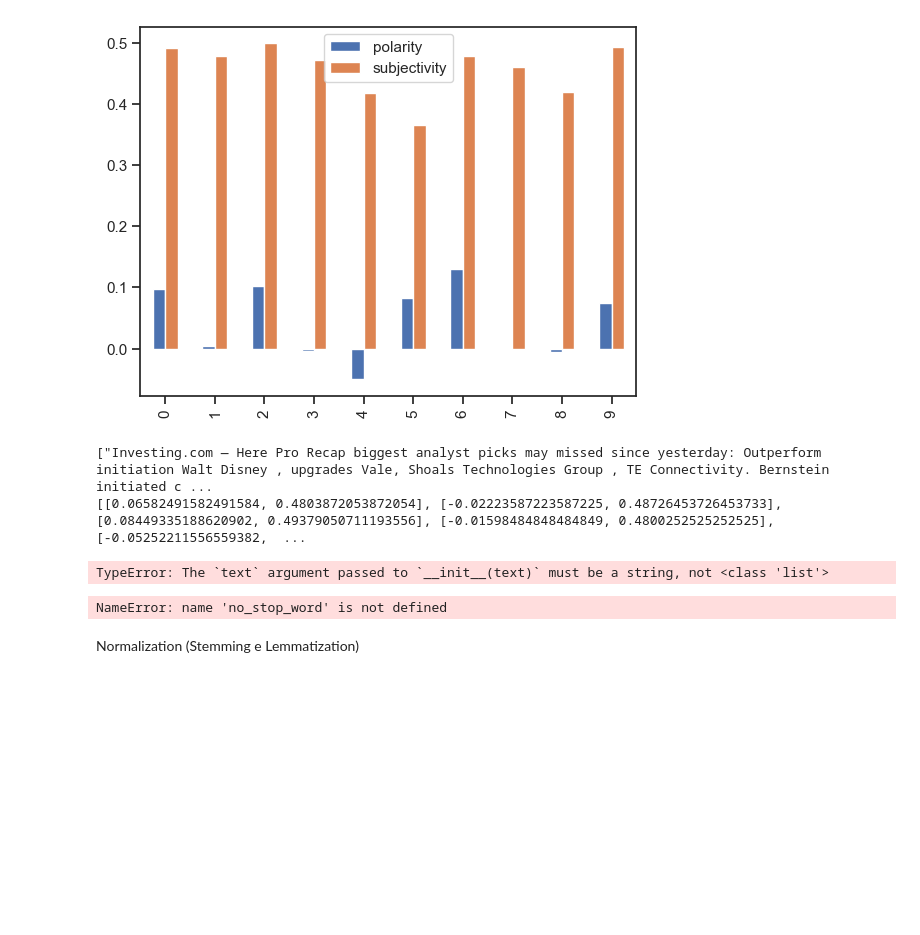
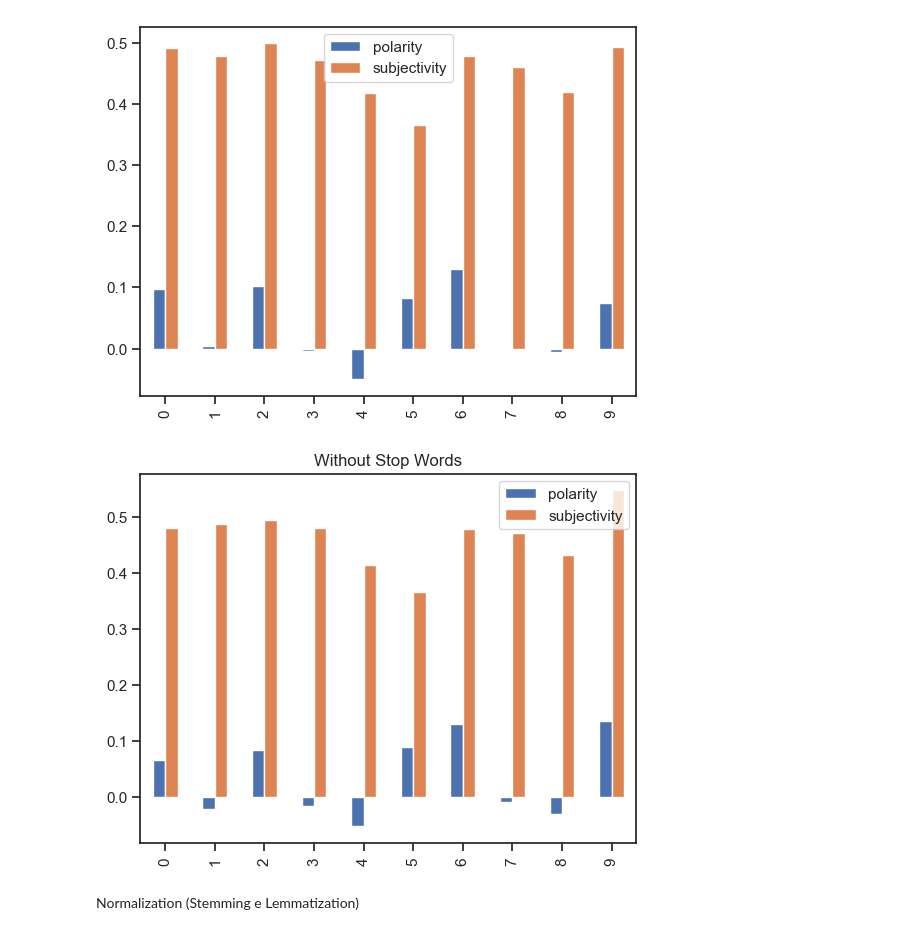
Before and after one commit to sarahanduca/finance-web-scraping, a Jupyter notebook: tests.ipynb, the cells around one changed output. Saved outputs shown, nothing was run; the diff lists cells and outputs as text; code cells hidden in the pictures; blank space fills up the shorter version.

```diff
--- a/tests.ipynb
+++ b/tests.ipynb
@@ -94,0 +91,9 @@ display(df['content'][0])
+# %%
+def calculate_polarity_subjectivity(treated_content):
+    pol_subj = []
+
+    for content in treated_content:
+        blob = TextBlob(content)
+        [polarity, subjectivity] = blob.sentiment
+        pol_subj.append({"polarity": polarity, "subjectivity": subjectivity})
+    return pol_subj
@@ -101,32 +113,17 @@ df.plot(kind="bar", y = ['polarity', 'subjectivity'])
 # %%
 from nltk.corpus import stopwords
 
 english_stop_words = stopwords.words('english')
 def remove_stop_words(content):
     removed_stop_words = []
     for news in content:
         removed_stop_words.append(
             ' '.join([word for word in news.split()
                       if word not in english_stop_words])
         )
 
     return removed_stop_words
 no_stop_words = remove_stop_words(df['content'])
+plot_content(no_stop_words, "Without Stop Words")
 # %% [output]
-["Investing.com — Here Pro Recap biggest analyst picks may missed since yesterday: Outperform initiation Walt Disney , upgrades Vale, Shoals Technologies Group , TE Connectivity. Bernstein initiated c ...
-[[0.06582491582491584, 0.4803872053872054], [-0.02223587223587225, 0.48726453726453733], [0.08449335188620902, 0.49379050711193556], [-0.01598484848484849, 0.4800252525252525], [-0.05252211556559382,  ...
-TypeError: The `text` argument passed to `__init__(text)` must be a string, not <class 'list'>
+[figure, added]
-# %%
-def calculate_polarity_subjectivity(treated_content):
-    pol_subj = []
-
-    for content in treated_content:
-        print(content)
-        blob = TextBlob(content)
-        [polarity, subjectivity] = blob.sentiment
-        pol_subj.append([polarity, subjectivity])
-    return pol_subj
-
-plot_content(no_stop_word, "No Stop Words")
-# %% [output]
-NameError: name 'no_stop_word' is not defined
```
Also changed, not shown: parts of 7 cells of this notebook.
